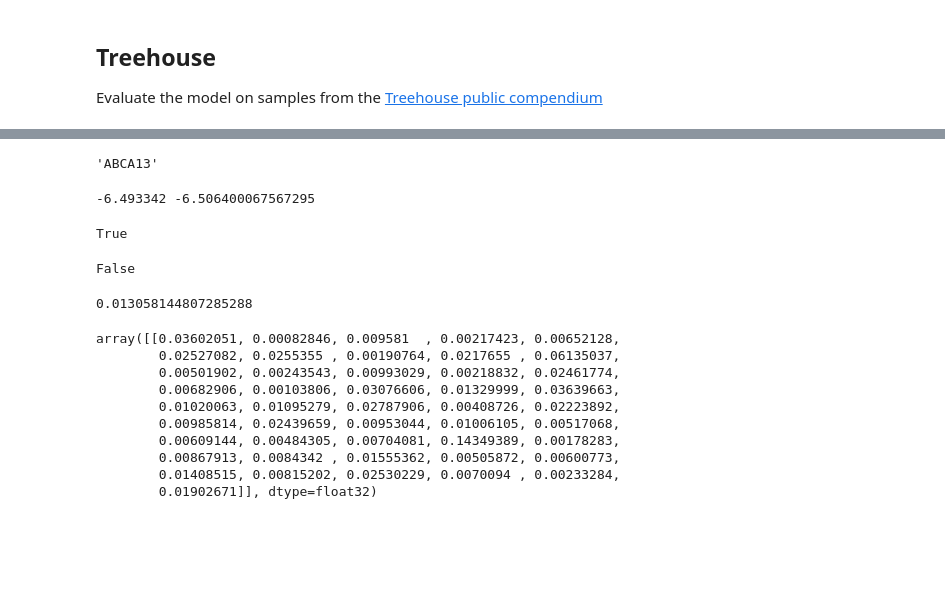
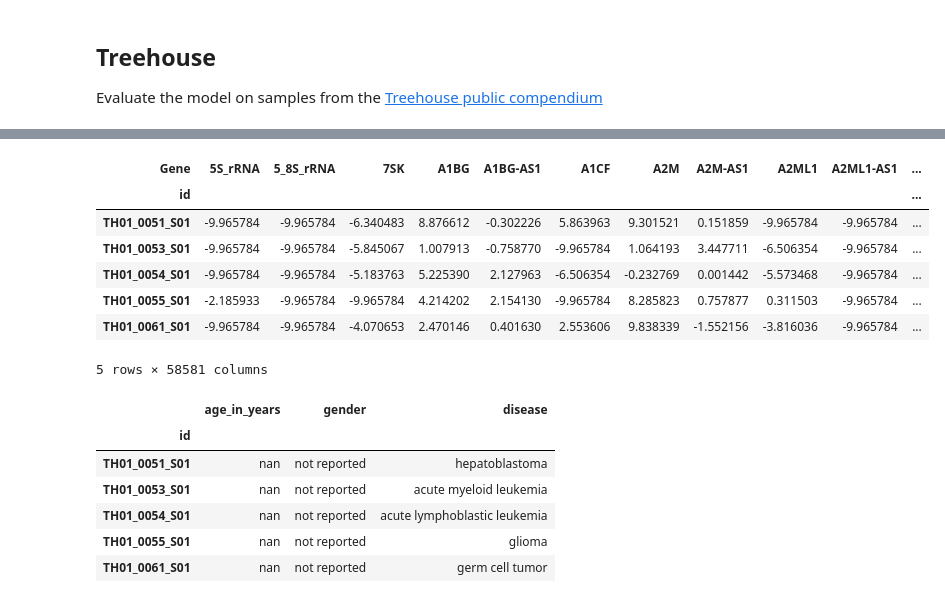
Before and after one commit to rcurrie/tumornormal, a Jupyter notebook: genesets.ipynb, the cells around one changed output, grey strips where cells are left out. Drawn from its saved outputs; the diff is of its cells as text; code cells hidden in the pictures; blank space fills up the shorter version.

```diff
--- a/genesets.ipynb
+++ b/genesets.ipynb
@@ -109,0 +19,3 @@ Wall time: 60.4 ms
+# %%
+X = pd.read_hdf("data/tcga_target_gtex.h5", "expression")
+X.head()
@@ -111,18 +42,3 @@ Wall time: 60.4 ms
 ## Ingest Clinical and Pathways
 
 Load the expression and clinical as wrangled in ingest.ipynb as well as gene sets downloaded from msigdb. Wrangle so that only genes present in each are present and ensure the order of features is consistent.
-# %%
-# Sort so indexes match
-X.sort_index(axis=0, inplace=True)
-X.sort_index(axis=1, inplace=True)
-Y.sort_index(axis=0, inplace=True)
-
-# Remove rows where the class is null or the sample is missing
-intersection = X.index.intersection(Y[pd.notnull(Y["primary_site"])].index)
-X = X[X.index.isin(intersection)]
-Y = Y[Y.index.isin(intersection)]
-
-# Make sure the label and example samples are in the same order
-assert(X.index.equals(Y.index))
-
-print(intersection.shape[0], "samples with non-null labels")
@@ -625,34 +287,29 @@ Name: TARGET-10-PAMXHJ-09, dtype: float32
-# %%
-(XTreehouse_pruned.loc["TARGET-10-PAMXHJ-09"]- X_pruned.loc["TARGET-10-PAMXHJ-09"]).idxmax()
-# %% [output]
-'ABCA13'
-# %%
-print(XTreehouse_pruned.loc["TARGET-10-PAMXHJ-09"]["ABCA13"], X_pruned.loc["TARGET-10-PAMXHJ-09"]["ABCA13"])
-# %% [output]
--6.493342 -6.506400067567295
-# %%
-print(np.array_equal(XTreehouse_pruned.columns, X_pruned.columns))
-np.allclose(XTreehouse_pruned.loc["TARGET-10-PAMXHJ-09"], X_pruned.loc["TARGET-10-PAMXHJ-09"], .1, .1)
-# %% [output]
-True
-False
-# %%
-argmax = (XTreehouse_pruned.loc["TARGET-10-PAMXHJ-09"] - X_pruned.loc["TARGET-10-PAMXHJ-09"]).values.argmax()
-gene = XTreehouse_pruned.columns.values[argmax]
-XTreehouse_pruned.loc["TARGET-10-PAMXHJ-09"][gene] - X_pruned.loc["TARGET-10-PAMXHJ-09"][gene]
-# %% [output]
-0.013058144807285288
-# %%
-model.predict(np.array([X_pruned.loc["GTEX-1117F-0226-SM-5GZZ7"].values]))
-# %% [output]
-array([[0.03602051, 0.00082846, 0.009581  , 0.00217423, 0.00652128,
-        0.02527082, 0.0255355 , 0.00190764, 0.0217655 , 0.06135037,
-        0.00501902, 0.00243543, 0.00993029, 0.00218832, 0.02461774,
-        0.00682906, 0.00103806, 0.03076606, 0.01329999, 0.03639663,
-        0.01020063, 0.01095279, 0.02787906, 0.00408726, 0.02223892,
-        0.00985814, 0.02439659, 0.00953044, 0.01006105, 0.00517068,
-        0.00609144, 0.00484305, 0.00704081, 0.14349389, 0.00178283,
-        0.00867913, 0.0084342 , 0.01555362, 0.00505872, 0.00600773,
-        0.01408515, 0.00815202, 0.02530229, 0.0070094 , 0.00233284,
-        0.01902671]], dtype=float32)
+# %%
+X_treehouse = pd.read_hdf("data/treehouse.h5", "expression")
+assert np.array_equal(X.columns.values, X_treehouse.columns.values)
+
+X_treehouse_pruned = X_treehouse.drop(labels=(set(X_treehouse.columns) - set(all_gene_set_genes)), axis=1, errors="ignore")
+assert np.array_equal(X_pruned.columns.values, X_treehouse_pruned.columns.values)
+
+X_treehouse.head()
+# %% [output]
+| Gene | 5S_rRNA | 5_8S_rRNA | 7SK | A1BG | A1BG-AS1 | A1CF | A2M | A2M-AS1 | A2ML1 | A2ML1-AS1 | ... |
+| id |  |  |  |  |  |  |  |  |  |  | ... |
+| TH01_0051_S01 | -9.965784 | -9.965784 | -6.340483 | 8.876612 | -0.302226 | 5.863963 | 9.301521 | 0.151859 | -9.965784 | -9.965784 | ... |
+| TH01_0053_S01 | -9.965784 | -9.965784 | -5.845067 | 1.007913 | -0.758770 | -9.965784 | 1.064193 | 3.447711 | -6.506354 | -9.965784 | ... |
+| TH01_0054_S01 | -9.965784 | -9.965784 | -5.183763 | 5.225390 | 2.127963 | -6.506354 | -0.232769 | 0.001442 | -5.573468 | -9.965784 | ... |
+| TH01_0055_S01 | -2.185933 | -9.965784 | -9.965784 | 4.214202 | 2.154130 | -9.965784 | 8.285823 | 0.757877 | 0.311503 | -9.965784 | ... |
+| TH01_0061_S01 | -9.965784 | -9.965784 | -4.070653 | 2.470146 | 0.401630 | 2.553606 | 9.838339 | -1.552156 | -3.816036 | -9.965784 | ... |
+5 rows × 58581 columns
+# %%
+Y_treehouse = pd.read_hdf("data/treehouse.h5", "labels")
+Y_treehouse.head()
+# %% [output]
+|  | age_in_years | gender | disease |
+| id |  |  |  |
+| TH01_0051_S01 | nan | not reported | hepatoblastoma |
+| TH01_0053_S01 | nan | not reported | acute myeloid leukemia |
+| TH01_0054_S01 | nan | not reported | acute lymphoblastic leukemia |
+| TH01_0055_S01 | nan | not reported | glioma |
+| TH01_0061_S01 | nan | not reported | germ cell tumor |
 # %%
```
Also changed, not shown: parts of 45 cells of this notebook, 1 other file.
